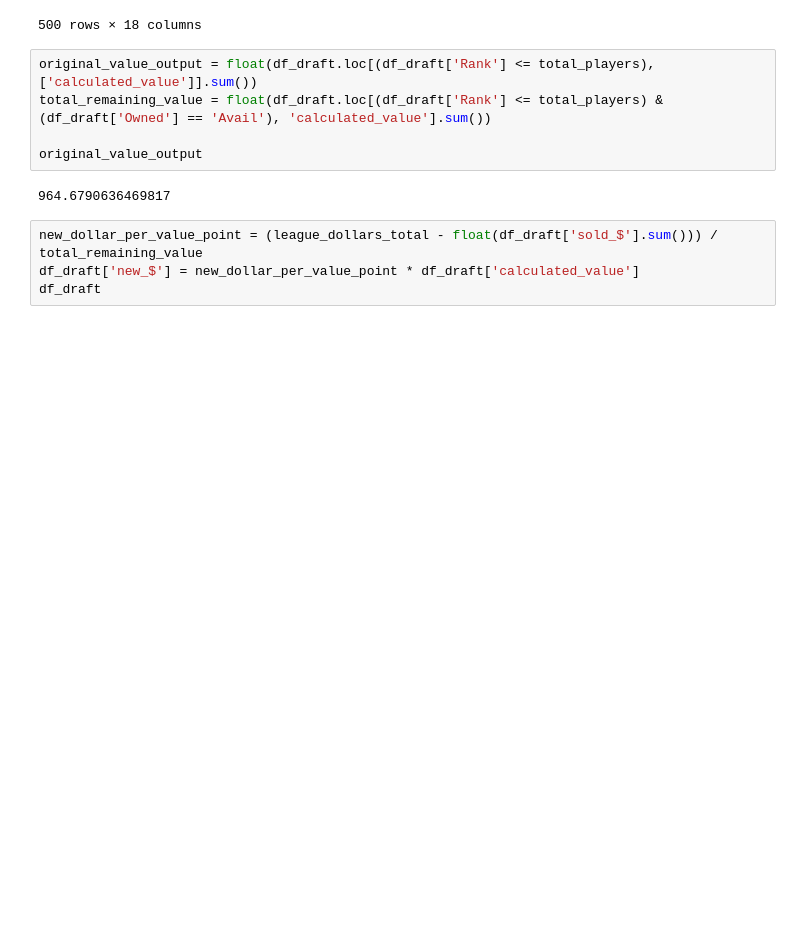
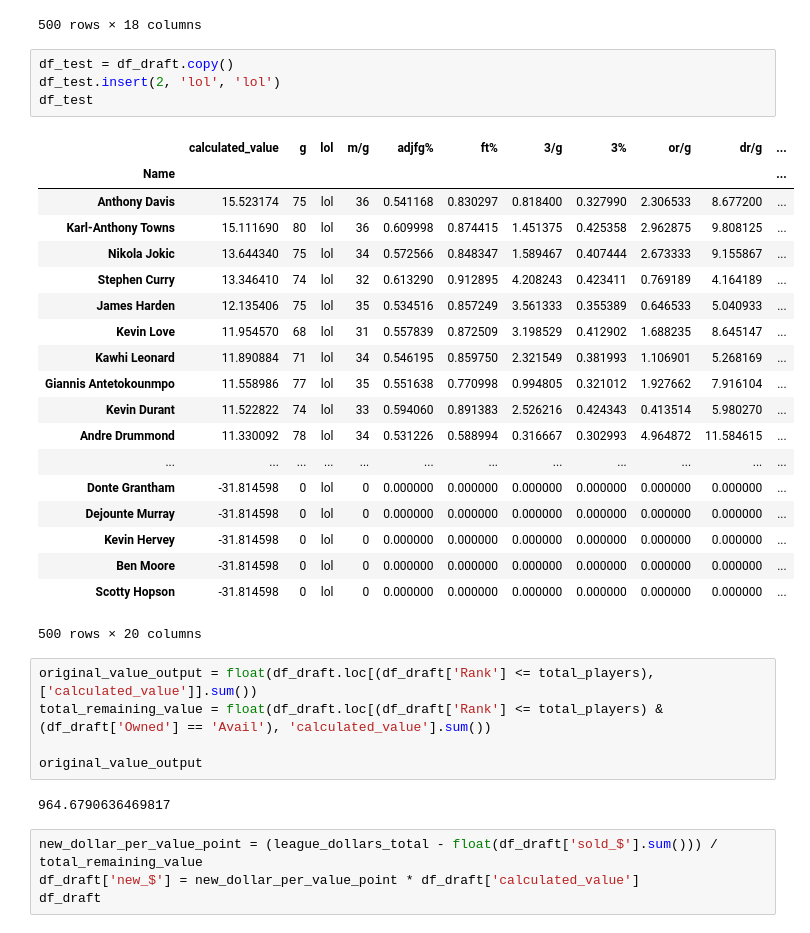
Before and after one commit to jjcaine/fantasy_bball, a Jupyter notebook: Fantasy Basketball Projected $ Values.ipynb, the cells around one changed output. Cells and saved outputs as stored; diff of their text form; blank space fills up the shorter version.

```diff
--- a/Fantasy Basketball Projected $ Values.ipynb
+++ b/Fantasy Basketball Projected $ Values.ipynb
@@ -331,6 +331,30 @@ df_draft
 | Ben Moore | -31.814598 | 0 | 0 | 0.000000 | 0.000000 | 0.000000 | 0.000000 | 0.000000 | 0.000000 | 0.000000 | ... |
 | Scotty Hopson | -31.814598 | 0 | 0 | 0.000000 | 0.000000 | 0.000000 | 0.000000 | 0.000000 | 0.000000 | 0.000000 | ... |
 500 rows × 18 columns
+# %%
+df_test = df_draft.copy()
+df_test.insert(2, 'lol', 'lol')
+df_test
+# %% [output]
+|  | calculated_value | g | lol | m/g | adjfg% | ft% | 3/g | 3% | or/g | dr/g | ... |
+| Name |  |  |  |  |  |  |  |  |  |  | ... |
+| Anthony Davis | 15.523174 | 75 | lol | 36 | 0.541168 | 0.830297 | 0.818400 | 0.327990 | 2.306533 | 8.677200 | ... |
+| Karl-Anthony Towns | 15.111690 | 80 | lol | 36 | 0.609998 | 0.874415 | 1.451375 | 0.425358 | 2.962875 | 9.808125 | ... |
+| Nikola Jokic | 13.644340 | 75 | lol | 34 | 0.572566 | 0.848347 | 1.589467 | 0.407444 | 2.673333 | 9.155867 | ... |
+| Stephen Curry | 13.346410 | 74 | lol | 32 | 0.613290 | 0.912895 | 4.208243 | 0.423411 | 0.769189 | 4.164189 | ... |
+| James Harden | 12.135406 | 75 | lol | 35 | 0.534516 | 0.857249 | 3.561333 | 0.355389 | 0.646533 | 5.040933 | ... |
+| Kevin Love | 11.954570 | 68 | lol | 31 | 0.557839 | 0.872509 | 3.198529 | 0.412902 | 1.688235 | 8.645147 | ... |
+| Kawhi Leonard | 11.890884 | 71 | lol | 34 | 0.546195 | 0.859750 | 2.321549 | 0.381993 | 1.106901 | 5.268169 | ... |
+| Giannis Antetokounmpo | 11.558986 | 77 | lol | 35 | 0.551638 | 0.770998 | 0.994805 | 0.321012 | 1.927662 | 7.916104 | ... |
+| Kevin Durant | 11.522822 | 74 | lol | 33 | 0.594060 | 0.891383 | 2.526216 | 0.424343 | 0.413514 | 5.980270 | ... |
+| Andre Drummond | 11.330092 | 78 | lol | 34 | 0.531226 | 0.588994 | 0.316667 | 0.302993 | 4.964872 | 11.584615 | ... |
+| ... | ... | ... | ... | ... | ... | ... | ... | ... | ... | ... | ... |
+| Donte Grantham | -31.814598 | 0 | lol | 0 | 0.000000 | 0.000000 | 0.000000 | 0.000000 | 0.000000 | 0.000000 | ... |
+| Dejounte Murray | -31.814598 | 0 | lol | 0 | 0.000000 | 0.000000 | 0.000000 | 0.000000 | 0.000000 | 0.000000 | ... |
+| Kevin Hervey | -31.814598 | 0 | lol | 0 | 0.000000 | 0.000000 | 0.000000 | 0.000000 | 0.000000 | 0.000000 | ... |
+| Ben Moore | -31.814598 | 0 | lol | 0 | 0.000000 | 0.000000 | 0.000000 | 0.000000 | 0.000000 | 0.000000 | ... |
+| Scotty Hopson | -31.814598 | 0 | lol | 0 | 0.000000 | 0.000000 | 0.000000 | 0.000000 | 0.000000 | 0.000000 | ... |
+500 rows × 20 columns
 # %%
 original_value_output = float(df_draft.loc[(df_draft['Rank'] <= total_players), ['calculated_value']].sum())
 total_remaining_value = float(df_draft.loc[(df_draft['Rank'] <= total_players) & (df_draft['Owned'] == 'Avail'), 'calculated_value'].sum())
```
Also changed, not shown: parts of 7 cells of this notebook, 5 other files.
